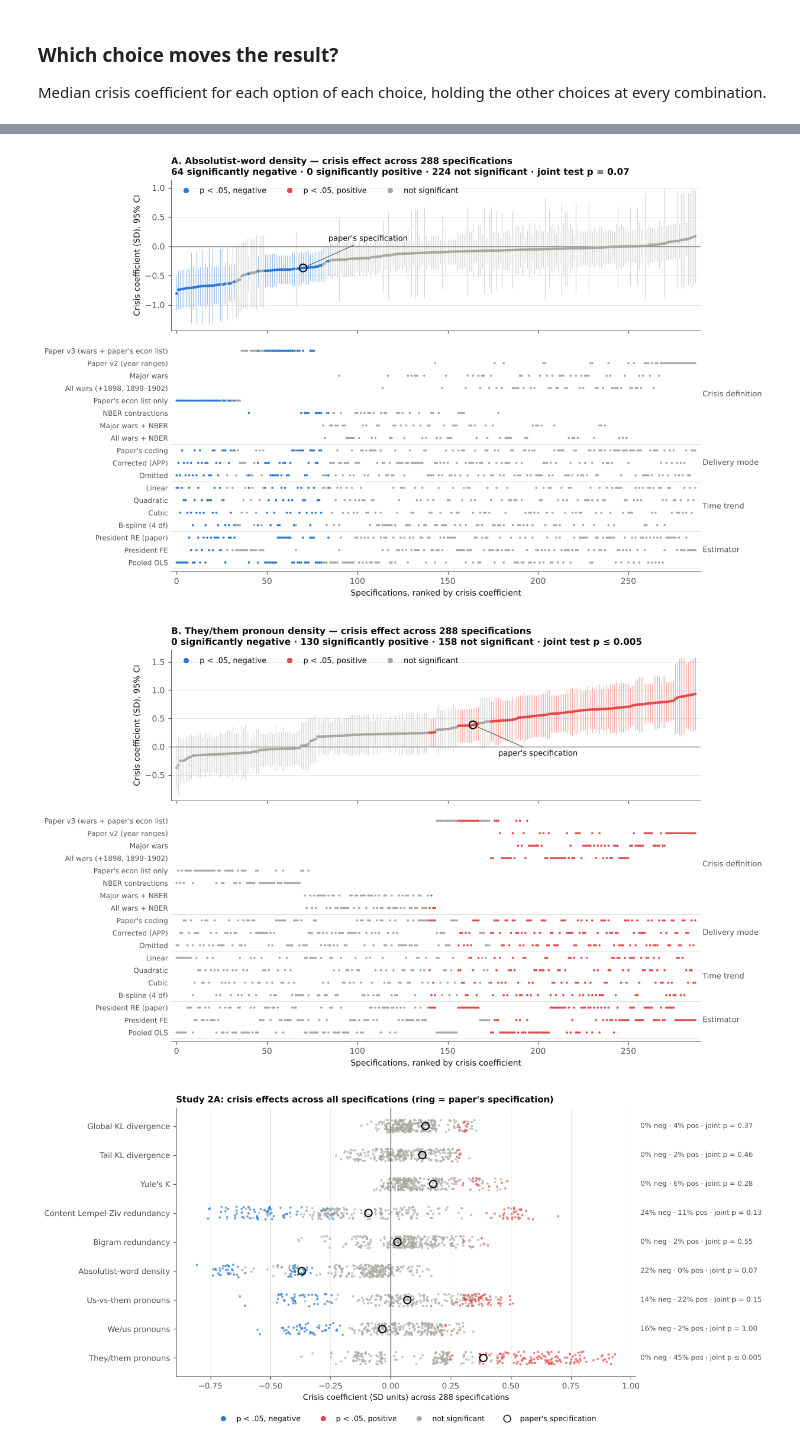
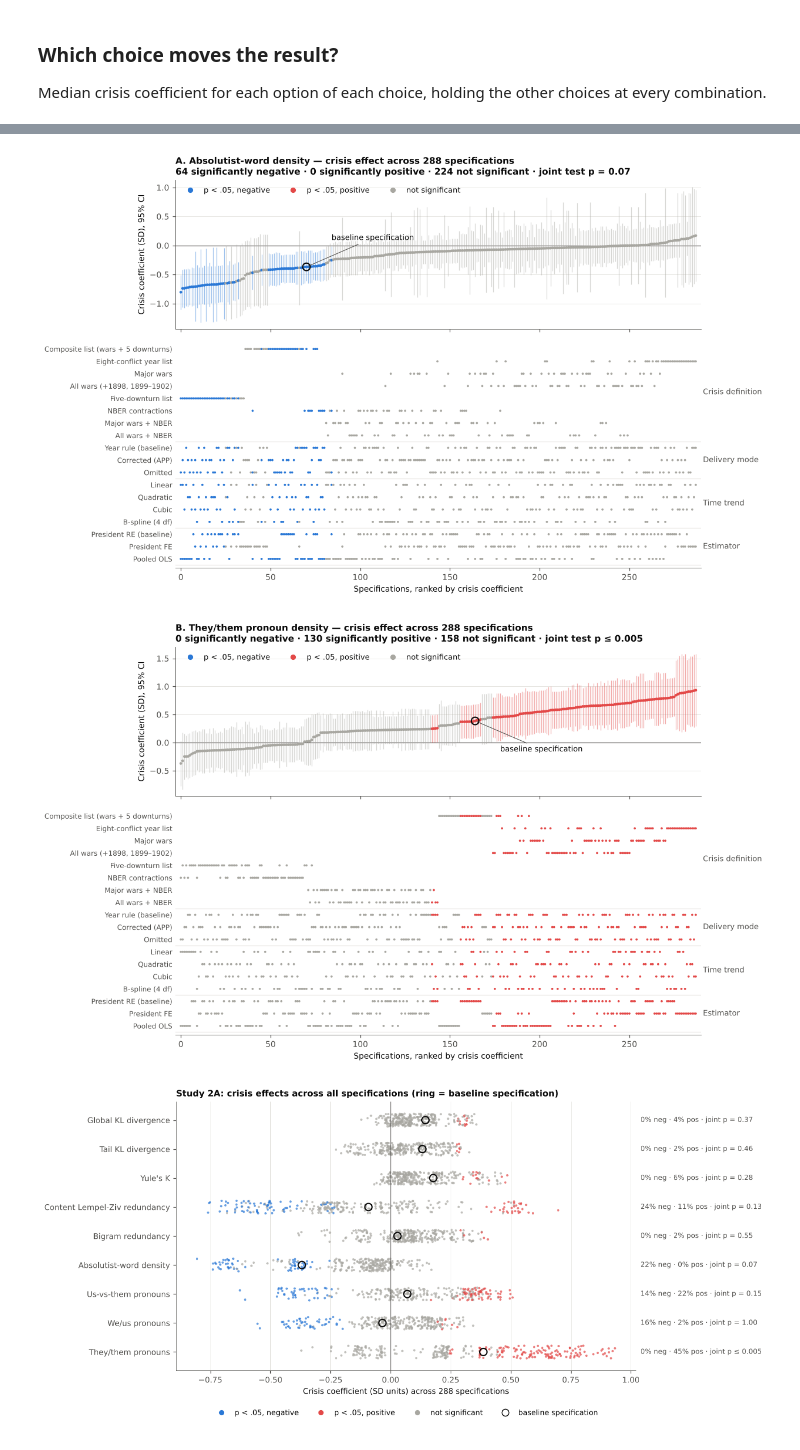
Before and after one commit to KashShahzad/inct-empirical-validation, a Jupyter notebook: notebooks/Robustness_Reanalysis.ipynb, the cells around one changed output, grey strips where cells are left out. Saved outputs shown, nothing was run; the diff lists cells and outputs as text; code cells hidden in the pictures.

```diff
--- a/notebooks/Robustness_Reanalysis.ipynb
+++ b/notebooks/Robustness_Reanalysis.ipynb
@@ -491,7 +491,7 @@ for i, f in enumerate(["R_LZ_Content", "D_KL_Tail"]):
     ax.fill_between(T.k, T.within_lo, T.within_hi, color=INK, alpha=0.10, lw=0)
     ax.plot(T.k, T.within_beta, color=INK, lw=2, marker="o", ms=4.5, label="within story (95% CI)")
     ax.plot(T.k, T.unmatched_d, color=INK2, lw=1.4, ls=(0, (3, 2)), marker="o", ms=3.5, mfc="white",
-            label="unmatched (paper's statistic)")
+            label="unmatched (naive statistic)")
     ax.text(10.3, T.within_beta.iloc[-1], "within story", fontsize=8, color=INK, va="center")
     ax.text(10.3, T.unmatched_d.iloc[-1], "unmatched", fontsize=8, color=INK2, va="center")
     ax.set_xlim(-0.4, 12.6)
@@ -852,17 +852,17 @@ def nber(y, m, d):
 
 
 CRISIS = {
-    "Paper v3 (wars + paper's econ list)": [paper_v3(*t) for t in dates],
-    "Paper v2 (year ranges)": [int(any(a <= t[0] <= b for a, b in V2_YEARS)) for t in dates],
+    "Composite list (wars + 5 downturns)": [paper_v3(*t) for t in dates],
+    "Eight-conflict year list": [int(any(a <= t[0] <= b for a, b in V2_YEARS)) for t in dates],
     "Major wars": [int(in_any(t, MAJOR_WARS)) for t in dates],
     "All wars (+1898, 1899–1902)": [int(in_any(t, MAJOR_WARS + OTHER_WARS)) for t in dates],
-    "Paper's econ list only": [int(paper_econ(*t)) for t in dates],
+    "Five-downturn list": [int(paper_econ(*t)) for t in dates],
     "NBER contractions": [int(nber(*t)) for t in dates],
     "Major wars + NBER": [int(in_any(t, MAJOR_WARS) or nber(*t)) for t in dates],
     "All wars + NBER": [int(in_any(t, MAJOR_WARS + OTHER_WARS) or nber(*t)) for t in dates],
 }
 CRISIS = {k: np.array(v, dtype=float) for k, v in CRISIS.items()}
-assert np.array_equal(CRISIS["Paper v3 (wars + paper's econ list)"], sotu["Crisis"].values), "v3 coding mismatch"
+assert np.array_equal(CRISIS["Composite list (wars + 5 downturns)"], sotu["Crisis"].values), "v3 coding mismatch"
 
 # Delivery mode, corrected to the American Presidency Project record:
 #   written messages coded as spoken: Wilson 1919–20, Coolidge 1924–28, F. Roosevelt 1945, Eisenhower 1956, Nixon 1973;
@@ -875,12 +875,12 @@ sotu["Spoken_fix"] = spoken_fix
 print("Delivery codes changed:", int((sotu.Spoken_fix != sotu.Spoken_Mode).sum()))
 print(pd.Series({k: int(v.sum()) for k, v in CRISIS.items()}, name="crisis speeches").to_string())
 
-DELIVERY = {"Paper's coding": "Spoken_Mode", "Corrected (APP)": "Spoken_fix", "Omitted": None}
+DELIVERY = {"Year rule (baseline)": "Spoken_Mode", "Corrected (APP)": "Spoken_fix", "Omitted": None}
 TIME = {"Linear": "t", "Quadratic": "t + I(t**2)", "Cubic": "t + I(t**2) + I(t**3)", "B-spline (4 df)": "bs(t, df=4)"}
-ESTIMATORS = ["President RE (paper)", "President FE", "Pooled OLS"]
+ESTIMATORS = ["President RE (baseline)", "President FE", "Pooled OLS"]
 OUTCOMES = ["D_KL_Global", "D_KL_Tail", "Yules_K", "R_LZ_Content", "Bigram_Redundancy",
             "Absolutist_Density", "UsThem_Pronoun_Density", "We_Us_Density", "They_Them_Density"]
-PAPER_SPEC = ("Paper v3 (wars + paper's econ list)", "Paper's coding", "Quadratic", "President RE (paper)")
+PAPER_SPEC = ("Composite list (wars + 5 downturns)", "Year rule (baseline)", "Quadratic", "President RE (baseline)")
 # %% [output]
 222 speeches, 40 presidents, 1790–2008
 Delivery codes changed: 12
@@ -934,7 +934,7 @@ for f in OUTCOMES:
     y = zscore(sotu[f]).values
     sotu["Z"] = y
     for (cname, c), dname, tname, est in itertools.product(CRISIS.items(), DELIVERY, TIME, ESTIMATORS):
-        if est == "President RE (paper)":
+        if est == "President RE (baseline)":
             sotu["Crisis_x"] = c
             rhs = TIME[tname] + (f" + {DELIVERY[dname]}" if DELIVERY[dname] else "")
             m = smf.mixedlm(f"Z ~ Crisis_x + {rhs}", sotu, groups=sotu["President"]).fit(reml=True)
@@ -949,15 +949,15 @@ spec["paper_spec"] = [(r.crisis, r.delivery, r.trend, r.estimator) == PAPER_SPEC
 spec.to_csv(os.path.join(OUT, "study2a_specification_curve.csv"), index=False)
 print(f"{len(spec):,} specifications fitted in {time.time() - t0:.0f}s")
 
-# Check 1: the paper's specification reproduces Table 4.
-print("\nPaper's specification (should match Table 4):")
+# Check 1: the baseline specification reproduces the manuscript's Study 2A summary table.
+print("\nBaseline specification (manuscript Study 2A summary table):")
 print(spec[spec.paper_spec][["outcome", "beta", "se", "p"]].round(4).to_string(index=False))
 
 # Check 2: closed-form OLS agrees with statsmodels (pooled OLS, quadratic, paper's coding, absolutist).
 chk = smf.ols("Z ~ Crisis_x + t + I(t**2) + Spoken_Mode",
               sotu.assign(Z=zscore(sotu["Absolutist_Density"]), Crisis_x=CRISIS[PAPER_SPEC[0]])).fit(
     cov_type="cluster", cov_kwds={"groups": pres_codes, "use_correction": True, "df_correction": True}, use_t=True)
-mine = spec[(spec.outcome == "Absolutist_Density") & (spec.crisis == PAPER_SPEC[0]) & (spec.delivery == "Paper's coding")
+mine = spec[(spec.outcome == "Absolutist_Density") & (spec.crisis == PAPER_SPEC[0]) & (spec.delivery == "Year rule (baseline)")
             & (spec.trend == "Quadratic") & (spec.estimator == "Pooled OLS")].iloc[0]
 print(f"\nClosed-form vs statsmodels (pooled OLS): beta {mine.beta:.5f} vs {chk.params['Crisis_x']:.5f}; "
       f"SE {mine.se:.5f} vs {chk.bse['Crisis_x']:.5f}")
@@ -997,8 +997,8 @@ rolled = {c: np.column_stack([np.roll(v, s) for s in shifts]) for c, v in CRISIS
 
 FAMILIES = {
     "All 8 definitions": list(CRISIS),
-    "War-based (v2, major wars, all wars)": ["Paper v2 (year ranges)", "Major wars", "All wars (+1898, 1899–1902)"],
-    "Economic (paper's list, NBER)": ["Paper's econ list only", "NBER contractions"],
+    "War-based (eight-conflict list, major wars, all wars)": ["Eight-conflict year list", "Major wars", "All wars (+1898, 1899–1902)"],
+    "Economic (five-downturn list, NBER)": ["Five-downturn list", "NBER contractions"],
 }
 MIN_P = 1 / (1 + len(shifts))          # smallest attainable joint p with this many rotations
 
@@ -1020,7 +1020,7 @@ for f in OUTCOMES:
         null_med = np.median(Bf, 0)
         null_share = np.maximum(((Pf < .05) & (Bf > 0)).mean(0), ((Pf < .05) & (Bf < 0)).mean(0))
         S = S_all[S_all.crisis.isin(members)]
-        O = S[S.estimator != "President RE (paper)"]
+        O = S[S.estimator != "President RE (baseline)"]
         obs_med = O.beta.median()
         obs_share = ((O.p < .05) & (np.sign(O.beta) == np.sign(obs_med))).mean()
         rec = dict(outcome=f, family=fam, n_specs=len(S), median_beta=S.beta.median(),
@@ -1032,7 +1032,7 @@ for f in OUTCOMES:
         if fam == "All 8 definitions":
             pap = S_all[S_all.paper_spec].iloc[0]
             re_vs_ols = np.corrcoef(
-                S_all[S_all.estimator == "President RE (paper)"].sort_values(["crisis", "delivery", "trend"]).beta.values,
+                S_all[S_all.estimator == "President RE (baseline)"].sort_values(["crisis", "delivery", "trend"]).beta.values,
                 S_all[S_all.estimator == "Pooled OLS"].sort_values(["crisis", "delivery", "trend"]).beta.values)[0, 1]
             joint.append(dict(rec, paper_beta=pap.beta, paper_p=pap.p, min_beta=S.beta.min(), max_beta=S.beta.max(),
                               r_RE_vs_OLS=re_vs_ols))
@@ -1116,7 +1116,7 @@ def spec_curve(f, fig_name, letter):
     a1.scatter(x, S.beta, c=col, s=9, zorder=3, linewidths=0)
     k = S.index[S.paper_spec][0]
     a1.scatter([k], [S.beta[k]], s=70, facecolor="none", edgecolor=INK, linewidth=1.4, zorder=4)
-    a1.annotate("paper's specification", (k, S.beta[k]), xytext=(28, -34 if S.beta[k] > 0 else 30),
+    a1.annotate("baseline specification", (k, S.beta[k]), xytext=(28, -34 if S.beta[k] > 0 else 30),
                 textcoords="offset points", fontsize=8.5, color=INK,
                 arrowprops=dict(arrowstyle="-", color=INK2, lw=0.7))
     pos, neg = ((S.p < .05) & (S.beta > 0)).sum(), ((S.p < .05) & (S.beta < 0)).sum()
@@ -1125,35 +1125,35 @@ def spec_curve(f, fig_name, letter):
     a1.set_title(f"{letter}. {TITLES.get(f, f)} — crisis effect across {len(S)} specifications\n"
                  f"{neg} significantly negative · {pos} significantly positive · {len(S) - pos - neg} not significant · "
                  f"joint test {fmt_jp(J.joint_p_share)}", loc="left", fontsize=10, fontweight="bold")
     a1.grid(axis="x", visible=False)
     handles = [plt.Line2D([], [], marker="o", ls="", color=c_, label=l_, ms=5)
                for c_, l_ in [(BLUE, "p < .05, negative"), (RED, "p < .05, positive"), (GRAY, "not significant")]]
     a1.legend(handles=handles, loc="upper left", fontsize=8.5, ncol=3)
 
     yticks, ylabels, r = [], [], 0
     for dim, opts in DIMS:
         for o in opts:
             on = (S[dim] == o).values
             a2.scatter(x[on], np.full(on.sum(), -r), c=col[on], s=6, linewidths=0)
             yticks.append(-r); ylabels.append(o); r += 1
         a2.axhline(-r + 0.5, color=GRID, lw=0.8)
         a2.text(len(S) + 3, -(r - len(opts) / 2 - 0.5), DIM_LABEL[dim], fontsize=8.5, color=INK2, va="center")
     a2.set_yticks(yticks); a2.set_yticklabels(ylabels, fontsize=7.8)
     a2.set_ylim(-r + 0.3, 0.7)
     a2.set_xlim(-3, len(S) + 2)
     a2.grid(visible=False)
     a2.set_xlabel("Specifications, ranked by crisis coefficient")
     a2.spines["left"].set_visible(False)
     a2.tick_params(axis="y", length=0)
     save(fig, fig_name)
     plt.show()
 
 
 spec_curve("Absolutist_Density", "Figure_R2_Study2A_speccurve_absolutist", "A")
 spec_curve("They_Them_Density", "Figure_R3_Study2A_speccurve_theythem", "B")
 # %% [output]
-[figure, old version]
+[figure, new version]
-[figure, old version]
+[figure, new version]
 # %%
 # Figure R4: every outcome at once — where the paper's estimate sits in the distribution of 288 specifications.
 fig, ax = plt.subplots(figsize=(9.5, 5.6))
```
Also changed, not shown: parts of 17 cells of this notebook, 17 other files.
